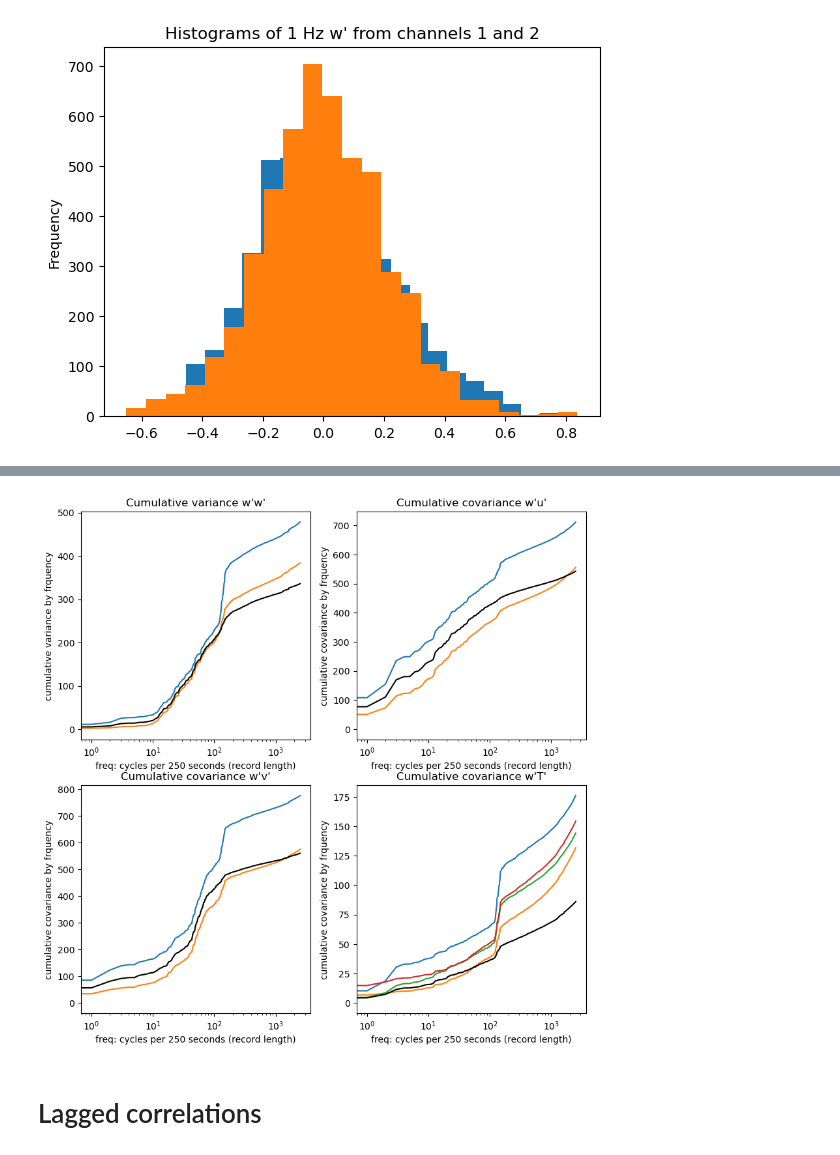
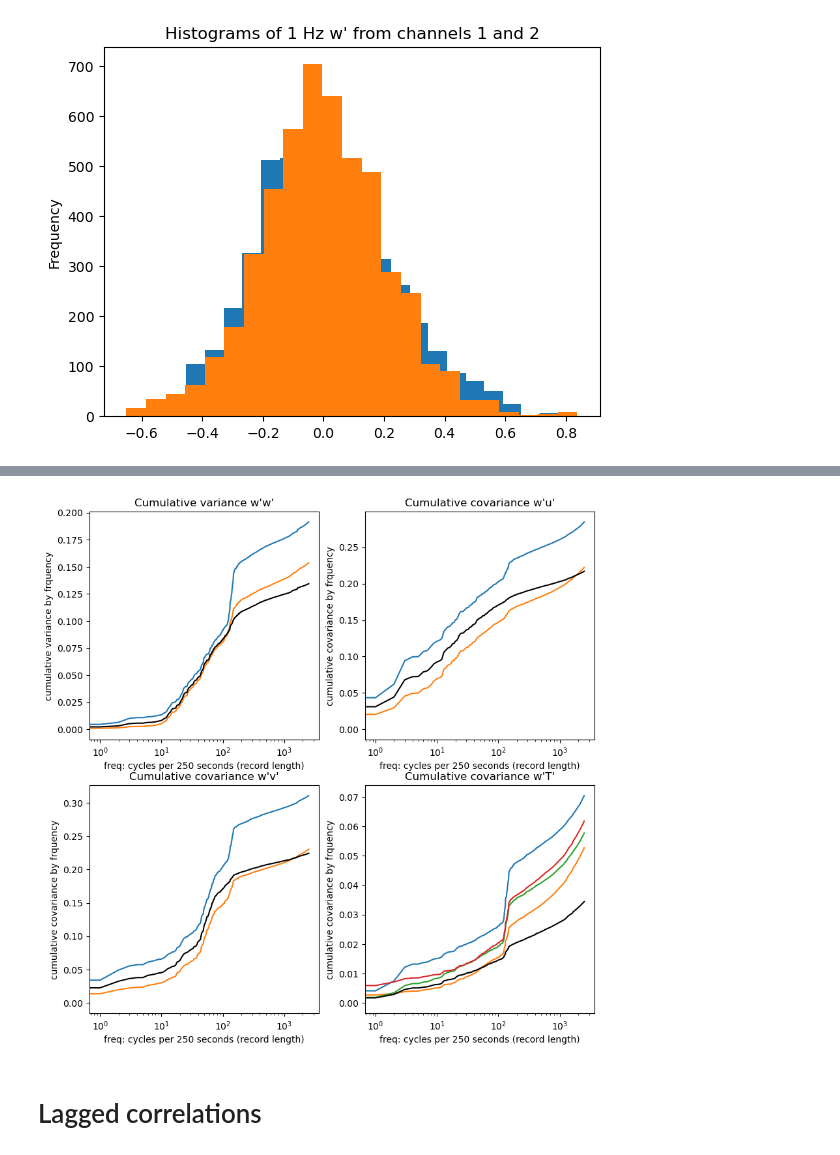
Before and after one commit to brianmapes/stratocu_waves, a Jupyter notebook: John_helicopter_data.ipynb, the cells around one changed output, grey strips where cells are left out. Drawn from its saved outputs; the diff is of its cells as text; code cells hidden in the pictures.

```diff
--- a/John_helicopter_data.ipynb
+++ b/John_helicopter_data.ipynb
@@ -157,15 +165,17 @@ df["Uz1'"].to
 # %%
+# FFT, rescale by number of values so the variance is correct
+
 import numpy as np
 
 freq = range(df.Uz1.size//2)
-spec_w1 = np.fft.fft( df["Uz1'"] )[0:df.Uz1.size//2]
-spec_w2 = np.fft.fft( df["Uz2'"] )[0:df.Uz1.size//2]
-spec_u1 = np.fft.fft( df["Ux1'"] )[0:df.Uz1.size//2]
-spec_u2 = np.fft.fft( df["Ux2'"] )[0:df.Uz1.size//2]
-spec_v1 = np.fft.fft( df["Uy1'"] )[0:df.Uz1.size//2]
-spec_v2 = np.fft.fft( df["Uy2'"] )[0:df.Uz1.size//2]
-spec_T1 = np.fft.fft( df["Ts1'"] )[0:df.Uz1.size//2]
-spec_T2 = np.fft.fft( df["Ts2'"] )[0:df.Uz1.size//2]
+spec_w1 = np.fft.fft( df["Uz1'"] )[0:df.Uz1.size//2] /np.size(spec_w1)
+spec_w2 = np.fft.fft( df["Uz2'"] )[0:df.Uz1.size//2] /np.size(spec_w1)
+spec_u1 = np.fft.fft( df["Ux1'"] )[0:df.Uz1.size//2] /np.size(spec_w1)
+spec_u2 = np.fft.fft( df["Ux2'"] )[0:df.Uz1.size//2] /np.size(spec_w1)
+spec_v1 = np.fft.fft( df["Uy1'"] )[0:df.Uz1.size//2] /np.size(spec_w1)
+spec_v2 = np.fft.fft( df["Uy2'"] )[0:df.Uz1.size//2] /np.size(spec_w1)
+spec_T1 = np.fft.fft( df["Ts1'"] )[0:df.Uz1.size//2] /np.size(spec_w1)
+spec_T2 = np.fft.fft( df["Ts2'"] )[0:df.Uz1.size//2] /np.size(spec_w1)
 
 meanwspec = (spec_w1+spec_w2)/2
 meanTspec = (spec_T1+spec_T2)/2
@@ -225,51 +252,51 @@ plt.title("Cumulative variance T'T'");
 plt.figure( figsize=(10,10) )
 
 plt.subplot(221)
-plt.semilogx(freq, np.cumsum( abs(spec_w1)**2)/np.size(spec_w1) )
-plt.semilogx(freq, np.cumsum( abs(spec_w2)**2)/np.size(spec_w1) )
+plt.semilogx(freq, np.cumsum( abs(spec_w1)**2)/np.size(spec_w1)**2 )
+plt.semilogx(freq, np.cumsum( abs(spec_w2)**2)/np.size(spec_w1)**2 )
 # mean Uz', mean T', maybe trusted more
-plt.semilogx(freq, np.cumsum( abs(meanwspec*meanwspec))/np.size(spec_w1) ,'black' )
+plt.semilogx(freq, np.cumsum( abs(meanwspec*meanwspec))/np.size(spec_w1)**2 ,'black' )
 
 plt.xlabel('freq: cycles per 250 seconds (record length)')
 plt.ylabel('cumulative variance by frquency')
 plt.title("Cumulative variance w'w'")
 
 plt.subplot(222)
-plt.semilogx(freq, np.cumsum(abs (spec_w1*spec_u1))/np.size(spec_w1) )
-plt.semilogx(freq, np.cumsum(abs (spec_w2*spec_u2))/np.size(spec_w1) )
+plt.semilogx(freq, np.cumsum(abs (spec_w1*spec_u1))/np.size(spec_w1)**2 )
+plt.semilogx(freq, np.cumsum(abs (spec_w2*spec_u2))/np.size(spec_w1)**2 )
 # mean Uz', mean T', maybe trusted more
-plt.semilogx(freq, np.cumsum( abs(meanwspec*meanuspec))/np.size(spec_w1) ,'black' )
+plt.semilogx(freq, np.cumsum( abs(meanwspec*meanuspec))/np.size(spec_w1)**2 ,'black' )
 
 plt.xlabel('freq: cycles per 250 seconds (record length)')
 plt.ylabel('cumulative covariance by frquency')
 plt.title("Cumulative covariance w'u'")
 
 plt.subplot(223)
-plt.semilogx(freq, np.cumsum(abs (spec_w1*spec_v1))/np.size(spec_w1) )
-plt.semilogx(freq, np.cumsum(abs (spec_w2*spec_v2))/np.size(spec_w1) )
+plt.semilogx(freq, np.cumsum(abs (spec_w1*spec_v1))/np.size(spec_w1)**2 )
+plt.semilogx(freq, np.cumsum(abs (spec_w2*spec_v2))/np.size(spec_w1)**2 )
 # mean Uz', mean T', maybe trusted more
-plt.semilogx(freq, np.cumsum( abs(meanwspec*meanvspec))/np.size(spec_w1) ,'black' )
+plt.semilogx(freq, np.cumsum( abs(meanwspec*meanvspec))/np.size(spec_w1)**2 ,'black' )
 
 plt.xlabel('freq: cycles per 250 seconds (record length)')
 plt.ylabel('cumulative covariance by frquency')
 plt.title("Cumulative covariance w'v'")
 
 
 plt.subplot(224)
-plt.semilogx(freq, np.cumsum(abs (spec_w1*spec_T1))/np.size(spec_w1) )
-plt.semilogx(freq, np.cumsum(abs (spec_w2*spec_T2))/np.size(spec_w1) )
+plt.semilogx(freq, np.cumsum(abs (spec_w1*spec_T1))/np.size(spec_w1)**2 )
+plt.semilogx(freq, np.cumsum(abs (spec_w2*spec_T2))/np.size(spec_w1)**2 )
 # cross instrument, since they are different sensors
-plt.semilogx(freq, np.cumsum(abs (spec_w2*spec_T1))/np.size(spec_w1) )
-plt.semilogx(freq, np.cumsum(abs (spec_w1*spec_T2))/np.size(spec_w1) )
+plt.semilogx(freq, np.cumsum(abs (spec_w2*spec_T1))/np.size(spec_w1)**2 )
+plt.semilogx(freq, np.cumsum(abs (spec_w1*spec_T2))/np.size(spec_w1)**2 )
 
 # mean Uz', mean T', maybe trusted more
-plt.semilogx(freq, np.cumsum( abs(meanwspec*meanTspec))/np.size(spec_w1) ,'black' )
+plt.semilogx(freq, np.cumsum( abs(meanwspec*meanTspec))/np.size(spec_w1)**2 ,'black' )
 
 plt.xlabel('freq: cycles per 250 seconds (record length)')
 plt.ylabel('cumulative covariance by frquency')
 plt.title("Cumulative covariance w'T'");
 # %% [output]
-[figure, old version]
+[figure, new version]
 # %% [markdown]
 # Lagged correlations
 # %%
```
Also changed, not shown: parts of 9 cells of this notebook.
